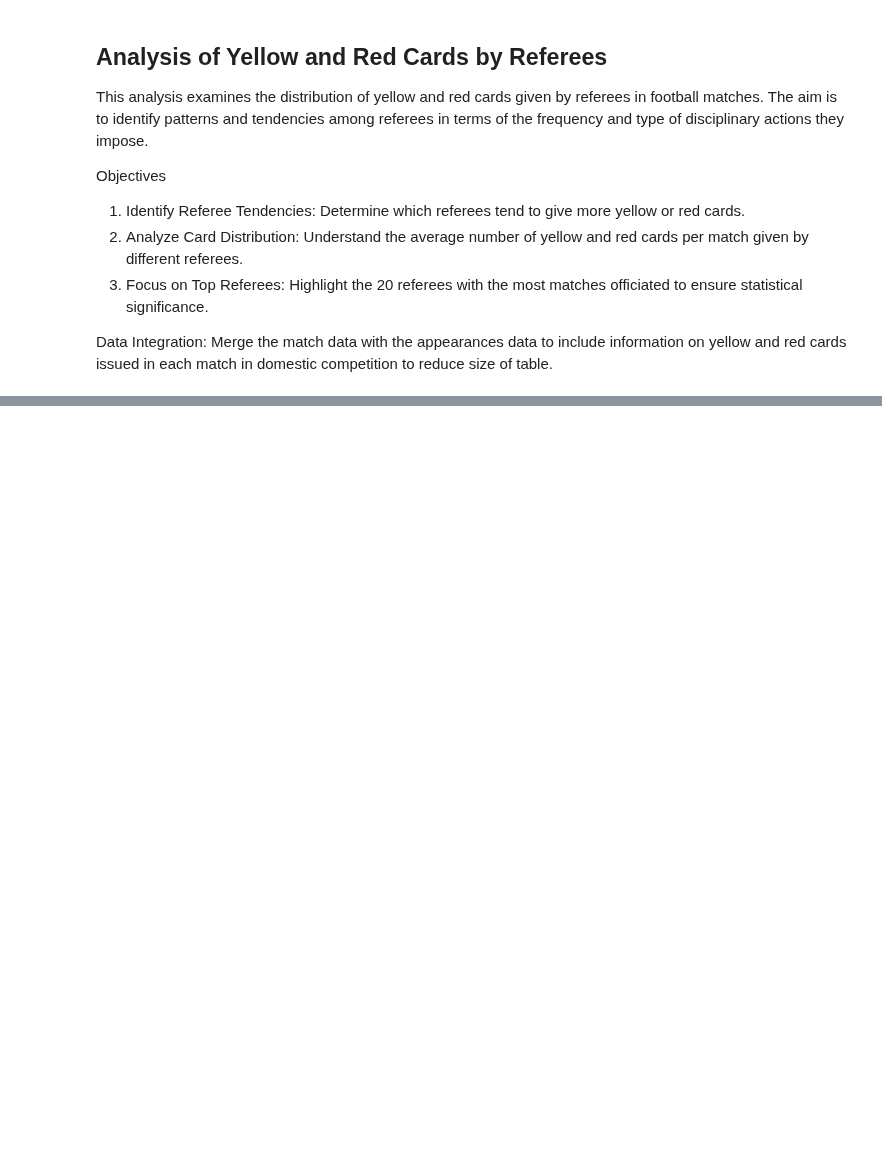
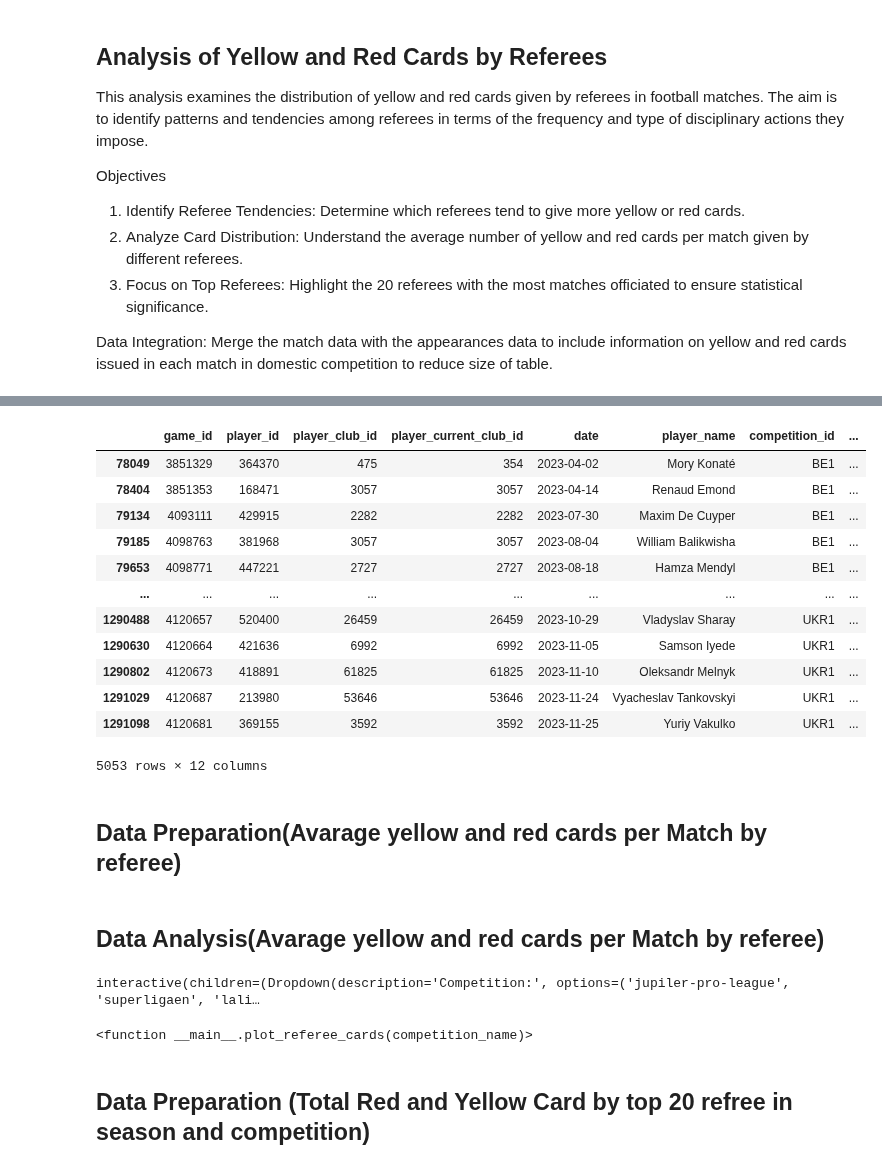
Before and after one commit to BonincontroL/IumTweb_project, a Jupyter notebook: solution/DataAnalysis/JupyterNotebooks/games.ipynb, the cells around one changed output, grey strips where cells are left out. Cells and saved outputs as stored; diff of their text form; code cells hidden in the pictures; blank space fills up the shorter version.

Commit message:
Continued Analysis
red and yellow cards

```diff
--- a/solution/DataAnalysis/JupyterNotebooks/games.ipynb
+++ b/solution/DataAnalysis/JupyterNotebooks/games.ipynb
@@ -432,0 +424,28 @@ rows with nulls value:
+# %%
+
+# Identify matches with 2 yellow cards and 0 red cards
+inconsistent_records = appearances_df[(appearances_df['yellow_cards'] == 2) & (appearances_df['red_cards'] == 0)]
+
+# Correct the data by updating the red cards to 1 where necessary in the DataFrame
+appearances_df.loc[inconsistent_records.index, 'red_cards'] = 1
+
+
+# Optional: Verify the corrections
+corrected_records = appearances_df.loc[inconsistent_records.index]
+display(corrected_records)
+# %% [output]
+|  | game_id | player_id | player_club_id | player_current_club_id | date | player_name | competition_id | ... |
+| 78049 | 3851329 | 364370 | 475 | 354 | 2023-04-02 | Mory Konaté | BE1 | ... |
+| 78404 | 3851353 | 168471 | 3057 | 3057 | 2023-04-14 | Renaud Emond | BE1 | ... |
+| 79134 | 4093111 | 429915 | 2282 | 2282 | 2023-07-30 | Maxim De Cuyper | BE1 | ... |
+| 79185 | 4098763 | 381968 | 3057 | 3057 | 2023-08-04 | William Balikwisha | BE1 | ... |
+| 79653 | 4098771 | 447221 | 2727 | 2727 | 2023-08-18 | Hamza Mendyl | BE1 | ... |
+| ... | ... | ... | ... | ... | ... | ... | ... | ... |
+| 1290488 | 4120657 | 520400 | 26459 | 26459 | 2023-10-29 | Vladyslav Sharay | UKR1 | ... |
+| 1290630 | 4120664 | 421636 | 6992 | 6992 | 2023-11-05 | Samson Iyede | UKR1 | ... |
+| 1290802 | 4120673 | 418891 | 61825 | 61825 | 2023-11-10 | Oleksandr Melnyk | UKR1 | ... |
+| 1291029 | 4120687 | 213980 | 53646 | 53646 | 2023-11-24 | Vyacheslav Tankovskyi | UKR1 | ... |
+| 1291098 | 4120681 | 369155 | 3592 | 3592 | 2023-11-25 | Yuriy Vakulko | UKR1 | ... |
+5053 rows × 12 columns
+# %% [markdown]
+## Data Preparation(Avarage yellow and red cards per Match by referee)
@@ -432,0 +466,43 @@ rows with nulls value:
+# %% [markdown]
+## Data Analysis(Avarage yellow and red cards per Match by referee)
+# %%
+
+
+# Function to plot card statistics by referee for a selected competition
+def plot_referee_cards(competition_name):
+    filtered_df = domestic_competitions_df[domestic_competitions_df['competition_name'] == competition_name]
+
+    # Group by referee and calculate sum of yellow and red cards
+    referee_cards = filtered_df.groupby('referee').agg({
+        'yellow_cards': 'sum',
+        'red_cards': 'sum',
+        'total_matches': 'first'
+    }).reset_index()
+
+    # Calculate average yellow and red cards per match
+    referee_cards['yellow_cards_per_match'] = referee_cards['yellow_cards'] / referee_cards['total_matches']
+    referee_cards['red_cards_per_match'] = referee_cards['red_cards'] / referee_cards['total_matches']
+
+    # Filter top 20 referees with the most matches
+    top_referees = referee_cards.nlargest(20, 'total_matches')
+
+    # Prepare data for horizontal bar plot
+    melted_df = top_referees.melt(id_vars='referee', value_vars=['yellow_cards_per_match', 'red_cards_per_match'], var_name='Card Type', value_name='Average per Match')
+
+    # Create the horizontal bar plot with specified colors
+    plt.figure(figsize=(10, 8))
+    sns.barplot(data=melted_df, x='Average per Match', y='referee', hue='Card Type', palette=['yellow', 'red'])
+    plt.title(f'Average Yellow and Red Cards per Match by Referee in {competition_name}')
+    plt.xlabel('Average Cards per Match')
+    plt.ylabel('Referee')
+    plt.legend(title='Card Type')
+    plt.show()
+
+# Get unique competition names for the dropdown
+competition_names = domestic_competitions_df['competition_name'].unique()
+interact(plot_referee_cards, competition_name=widgets.Dropdown(options=competition_names, description='Competition:'))
+# %% [output]
+interactive(children=(Dropdown(description='Competition:', options=('jupiler-pro-league', 'superligaen', 'lali…
+<function __main__.plot_referee_cards(competition_name)>
+# %% [markdown]
+## Data Preparation (Total Red and Yellow Card by top 20 refree in season and competition)
```
Also changed, not shown: parts of 11 cells of this notebook.
